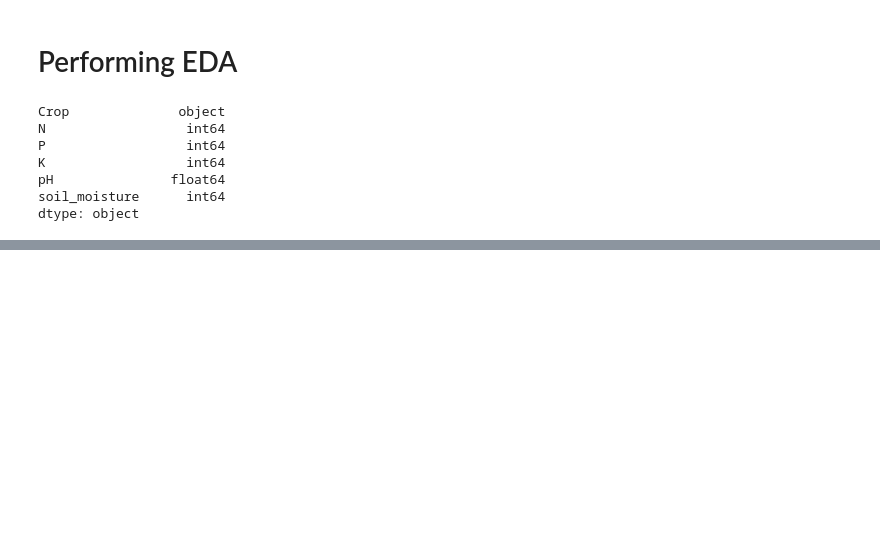
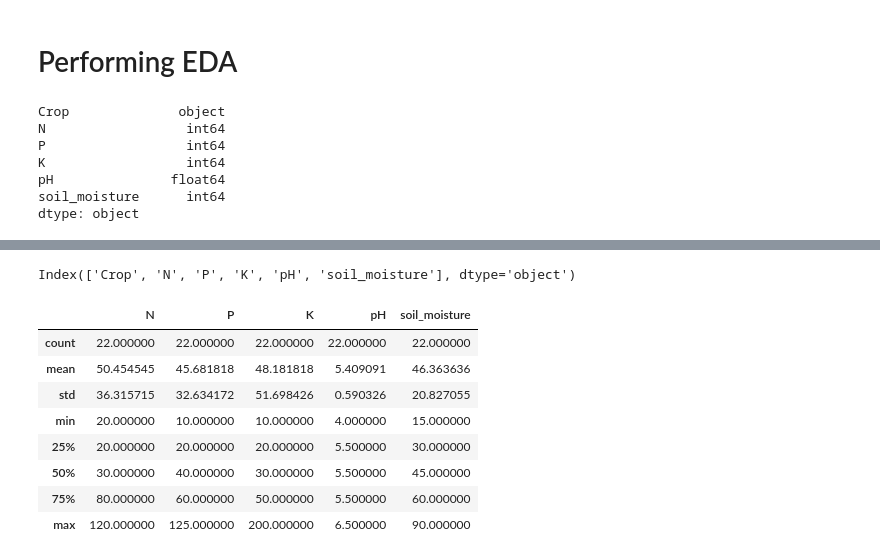
Before and after one commit to BibekRai44/Fertilizer-Recommendation, a Jupyter notebook: fertilizer recommendation.ipynb, the cells around one changed output, grey strips where cells are left out. Cells and saved outputs as stored; diff of their text form; code cells hidden in the pictures; blank space fills up the shorter version.

```diff
--- a/fertilizer recommendation.ipynb
+++ b/fertilizer recommendation.ipynb
@@ -59,0 +96,16 @@ dtype: object
+# %%
+df.columns
+# %% [output]
+Index(['Crop', 'N', 'P', 'K', 'pH', 'soil_moisture'], dtype='object')
+# %%
+df.describe()
+# %% [output]
+|  | N | P | K | pH | soil_moisture |
+| count | 22.000000 | 22.000000 | 22.000000 | 22.000000 | 22.000000 |
+| mean | 50.454545 | 45.681818 | 48.181818 | 5.409091 | 46.363636 |
+| std | 36.315715 | 32.634172 | 51.698426 | 0.590326 | 20.827055 |
+| min | 20.000000 | 10.000000 | 10.000000 | 4.000000 | 15.000000 |
+| 25% | 20.000000 | 20.000000 | 20.000000 | 5.500000 | 30.000000 |
+| 50% | 30.000000 | 40.000000 | 30.000000 | 5.500000 | 45.000000 |
+| 75% | 80.000000 | 60.000000 | 50.000000 | 5.500000 | 60.000000 |
+| max | 120.000000 | 125.000000 | 200.000000 | 6.500000 | 90.000000 |
```
Also changed, not shown: parts of 16 cells of this notebook, 2 other files.
